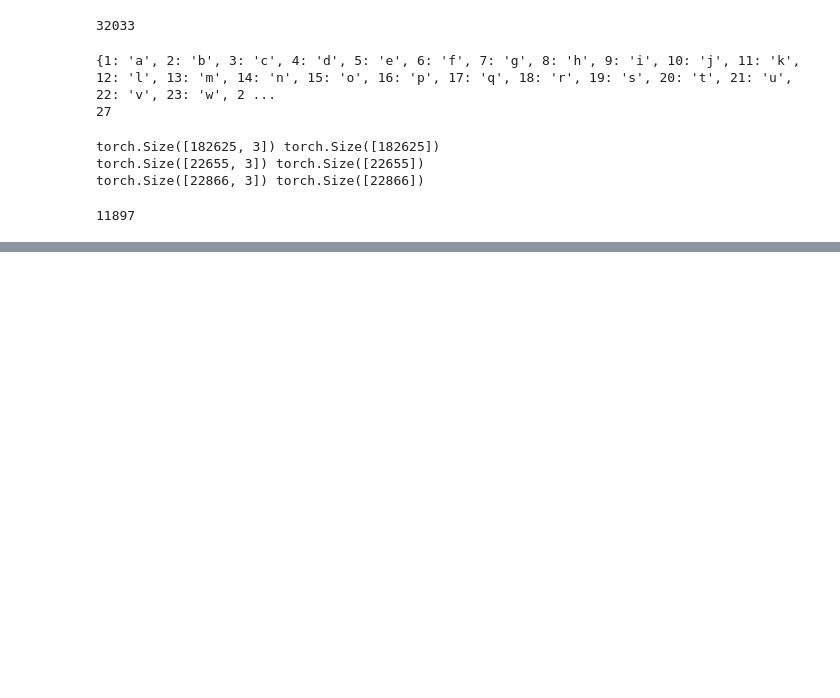
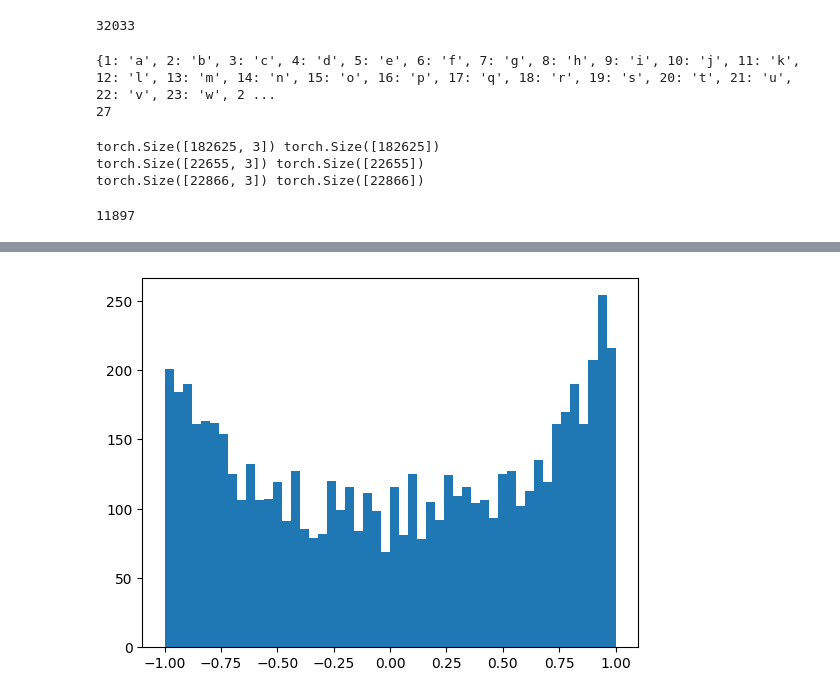
Before and after one commit to dhruvxsachdeva/karpathy-neural-networks, a Jupyter notebook: makemore_3.ipynb, the cells around one changed output, grey strips where cells are left out. Cells and saved outputs as stored; diff of their text form; code cells hidden in the pictures; blank space fills up the shorter version.

```diff
--- a/makemore_3.ipynb
+++ b/makemore_3.ipynb
@@ -125,0 +140,5 @@ print(loss.item())
+# %%
+plt.hist(h.view(-1).tolist(),50); # ; for just the graph without excess information
+# after multiplying W1 with 0.2 and b1 with 0.01 we have much better graph
+# %% [output]
+[figure, added]
```
Also changed, not shown: parts of 10 cells of this notebook, 1 other file.
